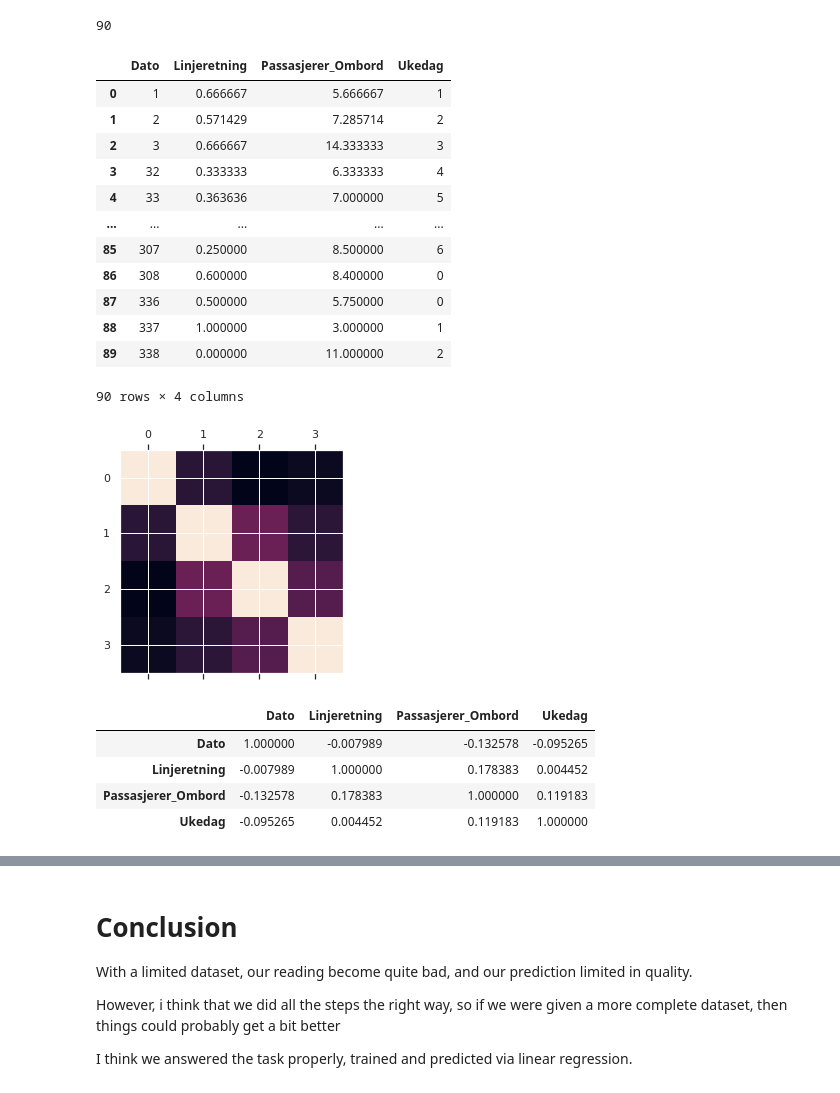
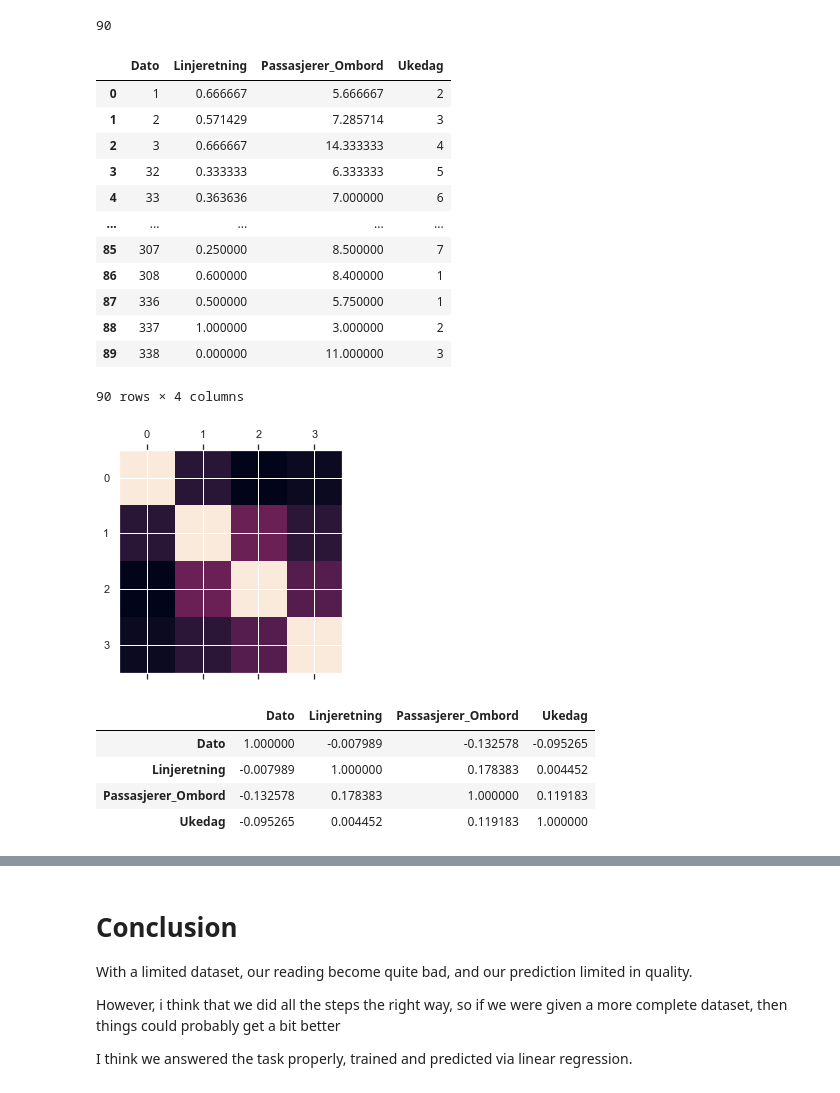
Before and after one commit to ulsin/ai-oblig-2, a Jupyter notebook: oblig2.ipynb, the cells around one changed output, grey strips where cells are left out. Drawn from its saved outputs; the diff is of its cells as text; code cells hidden in the pictures.

```diff
--- a/oblig2.ipynb
+++ b/oblig2.ipynb
@@ -178,43 +178,45 @@ print(len(dataf["Dato"].value_counts()))
 # %%
 """
 Sources that helped with this grouping and such:
 https://www.geeksforgeeks.org/pandas-groupby/?ref=lbp
 https://towardsdatascience.com/all-pandas-groupby-you-should-know-for-grouping-data-and-performing-operations-2a8ec1327b5
 
 Espescially this one:
 https://www.askpython.com/python-modules/pandas/conditionally-grouping-values
 
 https://stackoverflow.com/questions/26323926/pandas-groupby-agg-how-to-return-results-without-the-multi-index
 """
 
 """
 We went with using mean instead of sum, as there were super unreliable data in this dataset. Some days have no recordings, other have a few, but none have the actual data, containing every trip for every bus in that line, on a given day. Therefore it would not make sense to sum the passengers together as the sums would mean nothing without complete data
 """
 dataf = dataf.groupby('Dato', axis=0, as_index=False).mean()
 
 #engineering feature for weekday
 dataf['Ukedag'] = dataf['Dato'] % 7
+# flytter fra 0-6 til 1-7 for å unngå 0
+dataf['Ukedag'] = dataf['Ukedag'] + 1
 
 # dataf = dataf['Passasjerer_Ombord'].agg(np.mean)
 
 """
 btw, either i did something massively wrong, or like this dataset is quite lacking, it doesn't even have daily entries on this bus, that goes like 4 times per hour every day, what is that all about?
 """
 
 dataf
 # %% [output]
 |  | Dato | Linjeretning | Passasjerer_Ombord | Ukedag |
-| 0 | 1 | 0.666667 | 5.666667 | 1 |
-| 1 | 2 | 0.571429 | 7.285714 | 2 |
-| 2 | 3 | 0.666667 | 14.333333 | 3 |
-| 3 | 32 | 0.333333 | 6.333333 | 4 |
-| 4 | 33 | 0.363636 | 7.000000 | 5 |
+| 0 | 1 | 0.666667 | 5.666667 | 2 |
+| 1 | 2 | 0.571429 | 7.285714 | 3 |
+| 2 | 3 | 0.666667 | 14.333333 | 4 |
+| 3 | 32 | 0.333333 | 6.333333 | 5 |
+| 4 | 33 | 0.363636 | 7.000000 | 6 |
 | ... | ... | ... | ... | ... |
-| 85 | 307 | 0.250000 | 8.500000 | 6 |
-| 86 | 308 | 0.600000 | 8.400000 | 0 |
-| 87 | 336 | 0.500000 | 5.750000 | 0 |
-| 88 | 337 | 1.000000 | 3.000000 | 1 |
-| 89 | 338 | 0.000000 | 11.000000 | 2 |
+| 85 | 307 | 0.250000 | 8.500000 | 7 |
+| 86 | 308 | 0.600000 | 8.400000 | 1 |
+| 87 | 336 | 0.500000 | 5.750000 | 1 |
+| 88 | 337 | 1.000000 | 3.000000 | 2 |
+| 89 | 338 | 0.000000 | 11.000000 | 3 |
 90 rows × 4 columns
 # %%
 # Just quickly checking for any correlation
@@ -225,7 +227,7 @@ plt.show()
 
 corrMatrix.style.background_gradient(cmap='coolwarm')
 # %% [output]
-[figure, old version]
+[figure, new version]
 |  | Dato | Linjeretning | Passasjerer_Ombord | Ukedag |
 | Dato | 1.000000 | -0.007989 | -0.132578 | -0.095265 |
 | Linjeretning | -0.007989 | 1.000000 | 0.178383 | 0.004452 |
```
Also changed, not shown: parts of 9 cells of this notebook.
